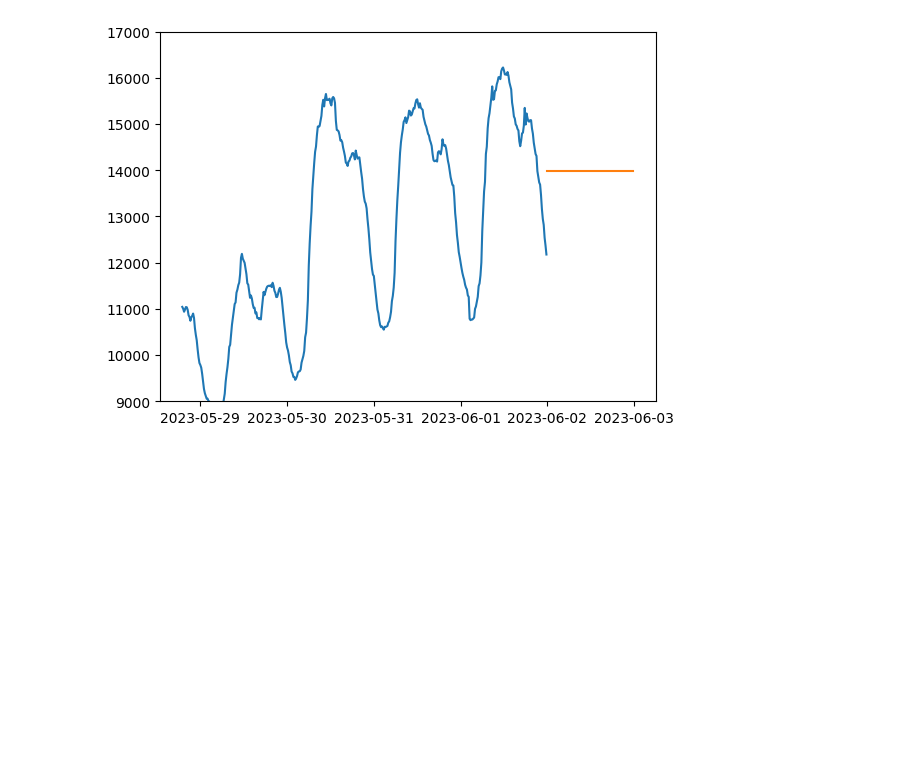
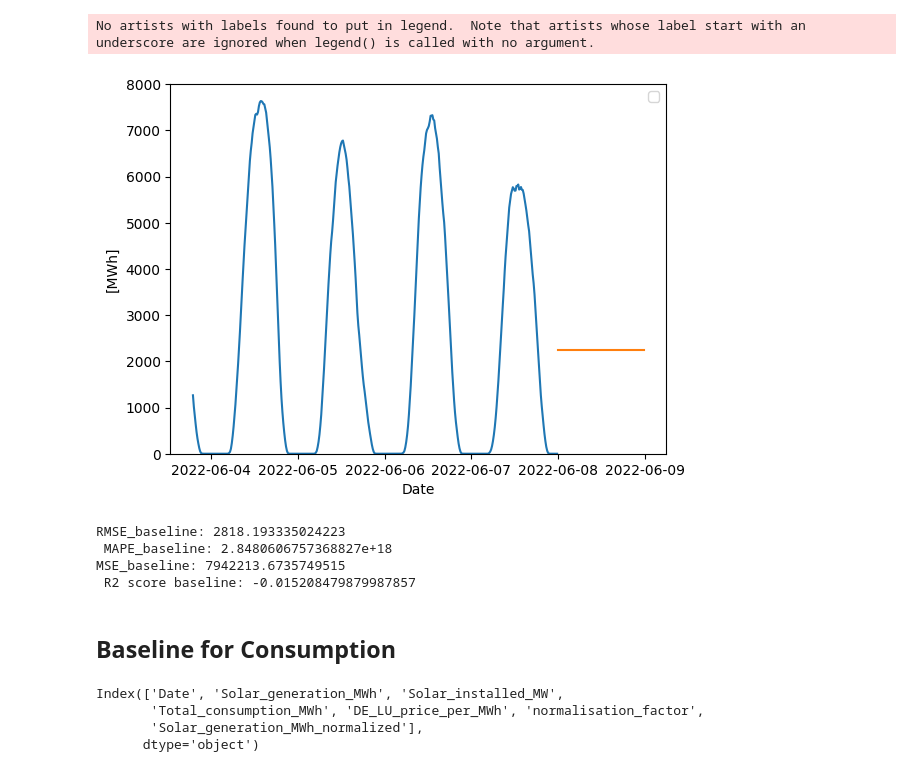
Before and after one commit to fritzfritzfritzz/EES_Optimisation, a Jupyter notebook: notebooks/20230711_Baseline_Metrics.ipynb, the cells around one changed output. Cells and saved outputs as stored; diff of their text form; code cells hidden in the pictures; blank space fills up the shorter version.

Commit message:
small update on the baseline metrics

```diff
--- a/notebooks/20230711_Baseline_Metrics.ipynb
+++ b/notebooks/20230711_Baseline_Metrics.ipynb
@@ -171,2 +129,25 @@ df_new.set_index('date',inplace=True, drop=True)
+# %%
+def baseline_df(X_test, X_test_index, target):
+    #X_trial_1 = scaler.inverse_transform(X_test.reshape(X_test.shape[0], X_test.shape[1]))
+    x_test_df = pd.DataFrame(X_test.reshape(X_test.shape[0], X_test.shape[1])[:1,:].T, columns=[target])
+    X_index_df = pd.DataFrame(X_test_index[:1,:].T, columns=['Date'])
+    X_index_df['Date'] = pd.to_datetime(X_index_df['Date'])
+    baseline = pd.concat([X_index_df, x_test_df], axis = 1)
+    return baseline
+# %%
+df_solar = baseline_df(X_test, X_test_index, target)
+# %%
+def baseline_predictions(df, target):
+    baseline_model = MeanBaseline()
+    baseline_model.fit(df[[target]], window=24*4)
+    df_predictions = pd.DataFrame(baseline_model.predict(24*4))
+    df_predictions.columns = ['predicted']
+    df_new = pd.concat([df, df_predictions])
+    while df_new.isnull().sum()[0] > 0:
+        df_new['Date'] = df_new['Date'].fillna(df_new['Date'].shift() + pd.Timedelta(minutes=15))
+    df_new.set_index('Date',inplace=True, drop=True)
+    return df_new , df_predictions
+# %%
+df_new, df_predictions = baseline_predictions(df_solar, target)
 # %%
 df_plotting = df_new.tail(500)
@@ -175,9 +154,12 @@ import matplotlib.pyplot as plt
 # %%
 fig = plt.figure()
 ax = plt.subplot()
 plt.plot(df_plotting)
-plt.ylim(9000,17000)
-#plt.xlim()
+plt.ylim(0,8000)
+plt.ylabel('[MWh]')
+plt.xlabel('Date')
+plt.legend()
 plt.show()
 # %% [output]
+No artists with labels found to put in legend.  Note that artists whose label start with an underscore are ignored when legend() is called with no argument.
-[figure, old version]
+[figure, new version]
@@ -183,0 +177,17 @@ plt.show()
+# %%
+print(f'RMSE_baseline: {math.sqrt(mse_baseline)}\n MAPE_baseline: {mape_baseline}')
+print(f'MSE_baseline: {mse_baseline}\n R2 score baseline: {r2_baseline}')
+# %% [output]
+RMSE_baseline: 2818.193335024223
+ MAPE_baseline: 2.8480606757368827e+18
+MSE_baseline: 7942213.6735749515
+ R2 score baseline: -0.015208479879987857
+# %% [markdown]
+## Baseline for Consumption ##
+# %%
+df.columns
+# %% [output]
+Index(['Date', 'Solar_generation_MWh', 'Solar_installed_MW',
+       'Total_consumption_MWh', 'DE_LU_price_per_MWh', 'normalisation_factor',
+       'Solar_generation_MWh_normalized'],
+      dtype='object')
```
Also changed, not shown: parts of 39 cells of this notebook.
